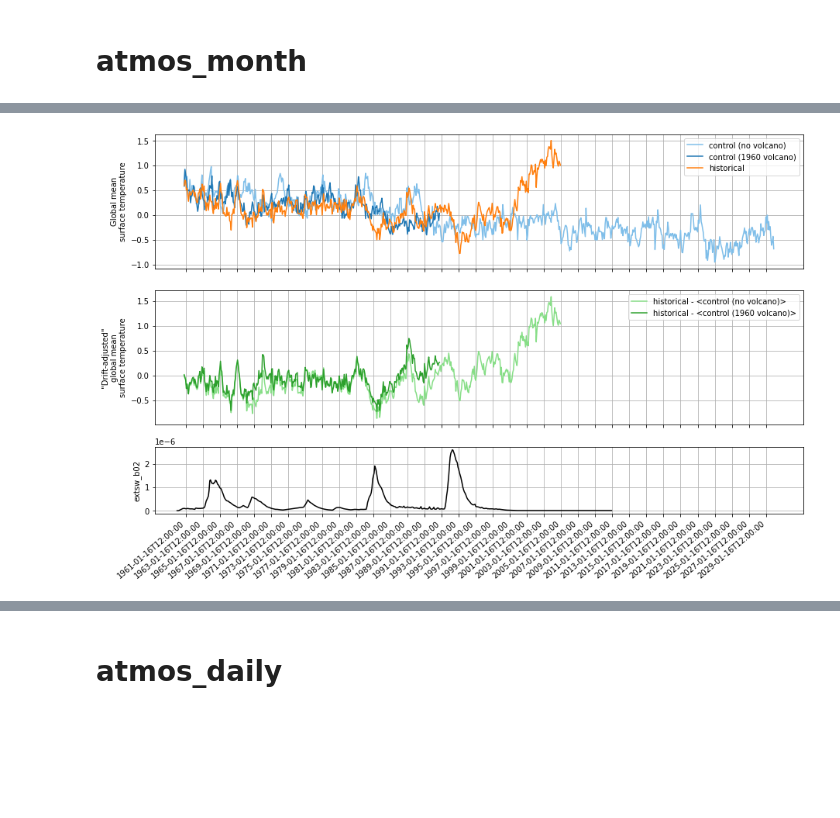
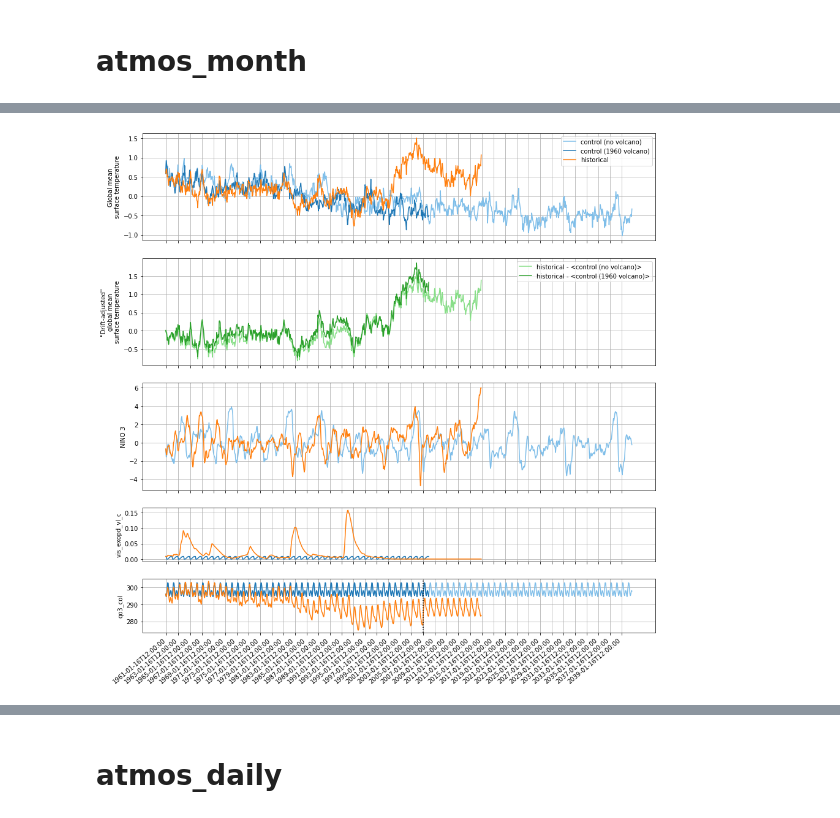
Before and after one commit to dougiesquire/cm-historical, a Jupyter notebook: notebooks/hist_mem001.ipynb, the cells around one changed output, grey strips where cells are left out. Cells and saved outputs as stored; diff of their text form; code cells hidden in the pictures; blank space fills up the shorter version.

```diff
--- a/notebooks/hist_mem001.ipynb
+++ b/notebooks/hist_mem001.ipynb
@@ -111,0 +131,6 @@ hist_atmos_month_gbl_anom = hist_atmos_month_gbl.groupby('time.month') - clim
+# %%
+hist_files = sorted(glob.glob(f'{hist_path}ocean_month_*.nc'))
+hist_ocean_month = xr.open_mfdataset(hist_files)
+
+ctrl_nvol_files = sorted(glob.glob(f'{ctrl_nvol_path}ocean_month_*.nc'))
+ctrl_nvol_ocean_month = xr.open_mfdataset(ctrl_nvol_files)
@@ -112,51 +162,96 @@ hist_atmos_month_gbl_anom = hist_atmos_month_gbl.groupby('time.month') - clim
+# %%
+clim_period = slice('1980','1999')
+clim =  ctrl_nvol_ocean_month['sst'].sel(time=clim_period).groupby('time.month').mean('time')
+
+ctrl_nvol_sst = ctrl_nvol_ocean_month['sst'].groupby('time.month') - clim
+hist_sst = hist_ocean_month['sst'].groupby('time.month') - clim
+
+ctrl_nvol_nino3 = nino(ctrl_nvol_sst, index='3')
+hist_nino3 = nino(hist_sst, index='3')
 # %%
 from matplotlib.ticker import FormatStrFormatter
 
-fig, (ax0, ax1, ax2) = plt.subplots(3, 1, gridspec_kw={'height_ratios': [2, 2, 1]}, figsize=(15,9))
+fig, (ax0, ax1, ax2, ax3, ax4) = plt.subplots(5, 1,
+                                              gridspec_kw={'height_ratios': [2, 2, 2, 1, 1]},
+                                              figsize=(15,15))
 
 ax0.plot([np.datetime64(t.strftime()) for t in ctrl_atmos_month_nvol_gbl_anom.time.values],
          ctrl_atmos_month_nvol_gbl_anom, label='control (no volcano)', color=lighten('C0'), linestyle='-')
 ax0.plot([np.datetime64(t.strftime()) for t in ctrl_atmos_month_gbl_anom.time.values],
          ctrl_atmos_month_gbl_anom, label='control (1960 volcano)', color='C0', linestyle='-')
 ax0.plot([np.datetime64(t.strftime()) for t in hist_atmos_month_gbl_anom.time.values],
          hist_atmos_month_gbl_anom, label='historical', color='C1')
 
 ax0.legend()
-ax0.set_ylabel(f'Global mean\n{ctrl_atmos_month[variable].attrs["long_name"]}');
+ax0.set_ylabel(f'Global mean\n{variable_long_name}');
 ax0.grid()
 xticks = [np.datetime64(t.strftime()) for t in ctrl_atmos_month_nvol_gbl_anom.time.values[2::24]]
 ax0.set_xticks(xticks)
 ax0.set_xticklabels([])
 xlims = ax0.get_xlim()
 
-ctrl_atmos_month_nvol_gbl_anom_smooth = ctrl_atmos_month_nvol_gbl_anom.rolling(time=36, min_periods=1).mean('time')
-ctrl_atmos_month_gbl_anom_smooth = ctrl_atmos_month_gbl_anom.rolling(time=36, min_periods=1).mean('time')
+ctrl_atmos_month_nvol_gbl_anom_smooth = ctrl_atmos_month_nvol_gbl_anom.rolling(time=72, min_periods=1).mean('time')
+ctrl_atmos_month_gbl_anom_smooth = ctrl_atmos_month_gbl_anom.rolling(time=72, min_periods=1).mean('time')
 ax1.plot([np.datetime64(t.strftime()) for t in (hist_atmos_month_gbl_anom-ctrl_atmos_month_nvol_gbl_anom_smooth).time.values],
          hist_atmos_month_gbl_anom-ctrl_atmos_month_nvol_gbl_anom_smooth,
          label='historical - <control (no volcano)>', color=lighten('C2'))
 ax1.plot([np.datetime64(t.strftime()) for t in (hist_atmos_month_gbl_anom-ctrl_atmos_month_gbl_anom_smooth).time.values],
          hist_atmos_month_gbl_anom-ctrl_atmos_month_gbl_anom_smooth,
          label='historical - <control (1960 volcano)>', color='C2')
 ax1.legend()
-ax1.set_ylabel(f'"Drift-adjusted"\nglobal mean\n{ctrl_atmos_month[variable].attrs["long_name"]}');
+ax1.set_ylabel(f'"Drift-adjusted"\nglobal mean\n{variable_long_name}');
 ax1.grid()
 ax1.set_xticks(xticks)
 ax1.set_xticklabels([])
 ax1.set_xlim(xlims);
 
-f = xr.open_dataset(f'{forcing_path}INPUT/extsw_data.nc')
+ax2.plot([np.datetime64(t.strftime()) for t in ctrl_nvol_nino3.time.values],
+         ctrl_nvol_nino3, label='control (no volcano)', color=lighten('C0'), linestyle='-')
+ax2.plot([np.datetime64(t.strftime()) for t in hist_nino3.time.values],
+         hist_nino3, label='historical', color='C1')
+# ax2.plot([np.datetime64(t.strftime()) for t in hist_nino34.time.values],
+#          hist_nino34, label='historical Nino 3.4', color='C4')
+# ax2.plot([np.datetime64(t.strftime()) for t in hist_nino4.time.values],
+#          hist_nino4, label='historical Nino 4', color='C5')
 
-period = slice(str(ctrl_atmos_month_nvol_gbl_anom.time[0].dt.year.values),
-               str(ctrl_atmos_month_nvol_gbl_anom.time[-1].dt.year.values))
-lev = 60
-
-lat_mean = f['extsw_b02'].sel(time=period).mean('lat')
-ax2.plot([np.datetime64(t.strftime()) for t in lat_mean.time.values],
-        lat_mean.sel(pfull=lev, method='nearest'), color='k')
+# ax2.legend()
+ax2.set_ylabel('NINO 3');
 ax2.grid()
 ax2.set_xticks(xticks)
-ax2.set_xticklabels(xticks, rotation=40, ha='right');
-ax2.set_ylabel('extsw_b02');
+ax2.set_xticklabels([])
 ax2.set_xlim(xlims);
+
+# ====================================================
+# Forcing
+ax3.plot([np.datetime64(t.strftime()) for t in ctrl_gbl_vol_forcing.time.values],
+         ctrl_gbl_vol_forcing,
+         color='C0', label='control (1960 volcano)')
+ax3.plot([np.datetime64(t.strftime()) for t in hist_gbl_vol_forcing.time.values],
+         hist_gbl_vol_forcing,
+         color='C1',label='historical')
+# ax3.legend()
+ax3.grid()
+ax3.set_xticks(xticks)
+ax3.set_xticklabels([]);
+ax3.set_ylabel('vis_exopd_vl_c');
+ax3.set_xlim(xlims);
+
+# ctrl_nvol_gbl_qo3_forcing.plot(ax=ax1, color=lighten('C0'))
+ax4.plot([np.datetime64(t.strftime()) for t in ctrl_nvol_gbl_qo3_forcing.time.values],
+         ctrl_nvol_gbl_qo3_forcing, color=lighten('C0'), label='control (no volcano)')
+ax4.plot([np.datetime64(t.strftime()) for t in ctrl_gbl_qo3_forcing.time.values],
+         ctrl_gbl_qo3_forcing, color='C0', label='control (1960 volcano)')
+ax4.plot([np.datetime64(t.strftime()) for t in hist_gbl_qo3_forcing.time.values],
+         hist_gbl_qo3_forcing, color='C1',label='historical')
+
+ylims = ax4.get_ylim()
+ax4.plot([np.datetime64('2005-01-01'), np.datetime64('2005-01-01')],
+         ylims, 'k:')
+ax4.grid()
+ax4.set_ylim(ylims)
+ax4.set_xticks(xticks)
+ax4.set_xticklabels(xticks, rotation=40, ha='right');
+ax4.set_ylabel('qo3_col');
+ax4.set_xlim(xlims);
 # %% [output]
-[figure, old version]
+[figure, new version]
```
Also changed, not shown: parts of 10 cells of this notebook, 1 other file.
